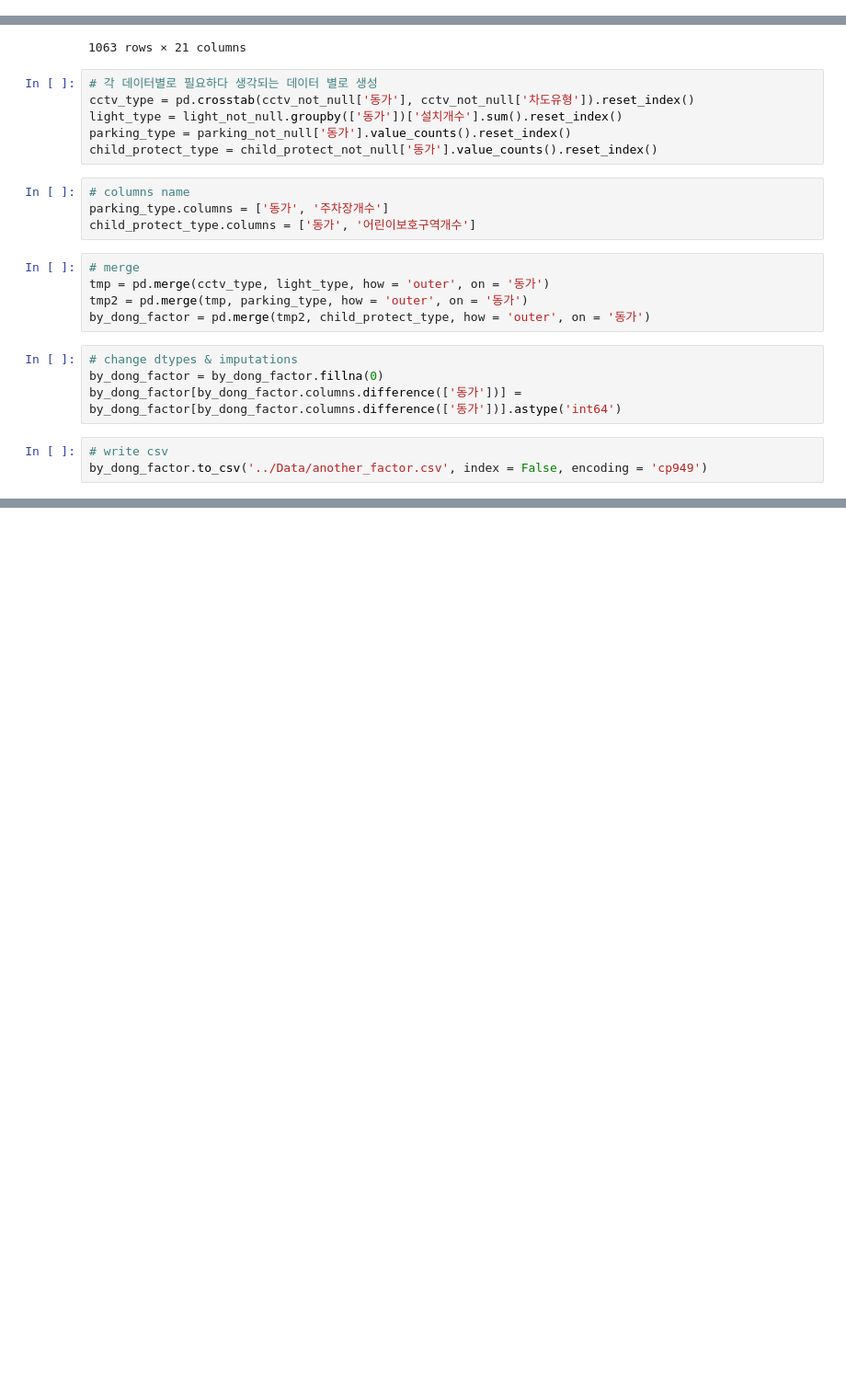
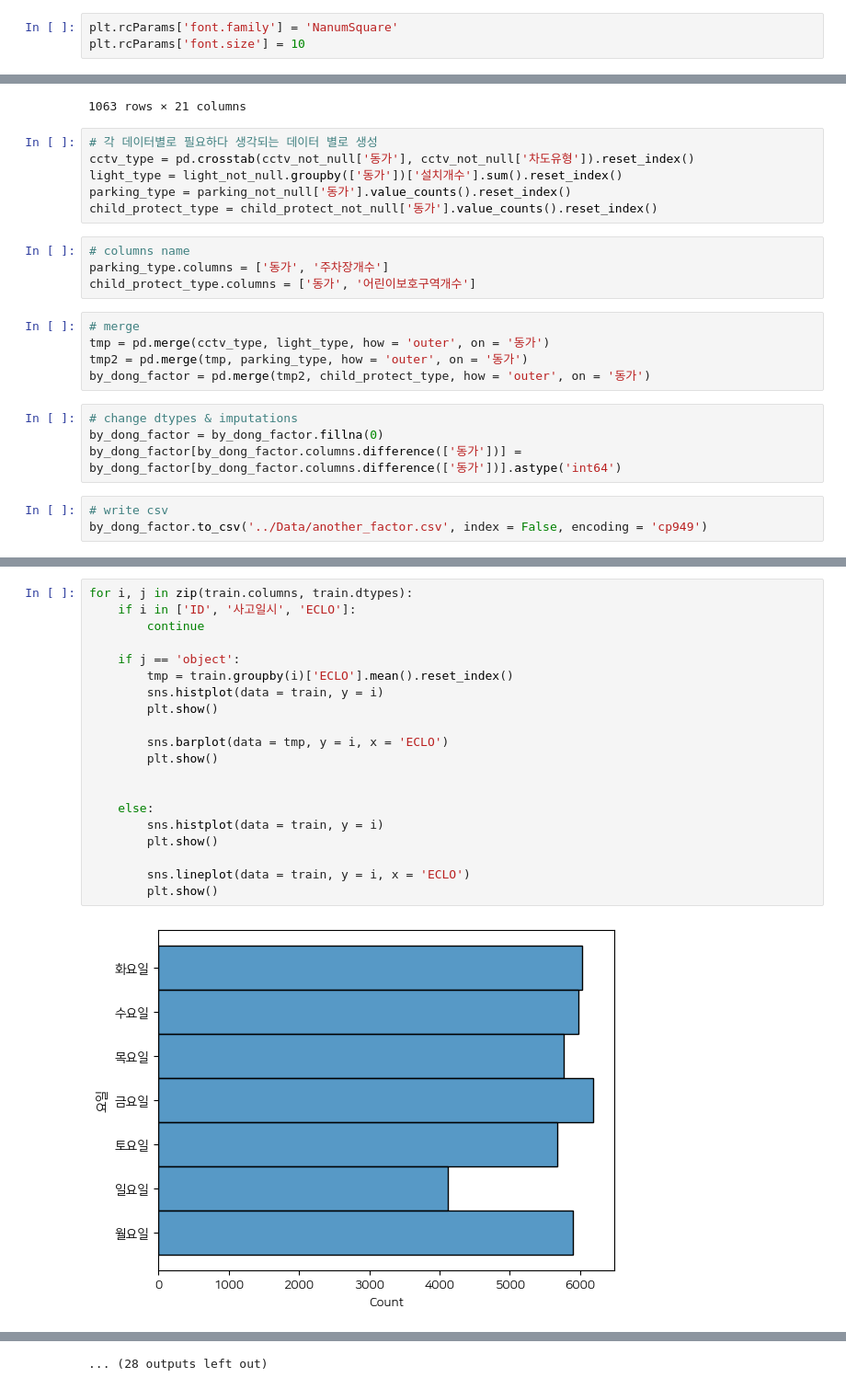
Before and after one commit to Daw-ny/2023_Upstage_03rd_Proj, a Jupyter notebook: TA/Code/01_data_eda.ipynb, the cells around one changed output, grey strips where cells are left out. Shown at 92% size. Cells and saved outputs as stored; diff of their text form; blank space fills up the shorter version.

Commit message:
conf: Update Data EDA

```diff
--- a/TA/Code/01_data_eda.ipynb
+++ b/TA/Code/01_data_eda.ipynb
@@ -22,3 +26,6 @@ from pyproj import Proj, transform
+# %%
+plt.rcParams['font.family'] = 'NanumSquare'
+plt.rcParams['font.size'] = 10
 # %%
 # load data
 fpath = '../Data/external_open/'
@@ -296,0 +334,22 @@ by_dong_factor.to_csv('../Data/another_factor.csv', index = False, encoding = 'c
+# %%
+for i, j in zip(train.columns, train.dtypes):
+    if i in ['ID', '사고일시', 'ECLO']:
+        continue
+
+    if j == 'object':
+        tmp = train.groupby(i)['ECLO'].mean().reset_index()
+        sns.histplot(data = train, y = i)
+        plt.show()
+
+        sns.barplot(data = tmp, y = i, x = 'ECLO')
+        plt.show()
+
+
+    else:
+        sns.histplot(data = train, y = i)
+        plt.show()
+
+        sns.lineplot(data = train, y = i, x = 'ECLO')
+        plt.show()
+# %% [output]
+[figure, added]
@@ -296,0 +367 @@ by_dong_factor.to_csv('../Data/another_factor.csv', index = False, encoding = 'c
+... (28 outputs left out)
```
Also changed, not shown: parts of 12 cells of this notebook, 4 other files.
